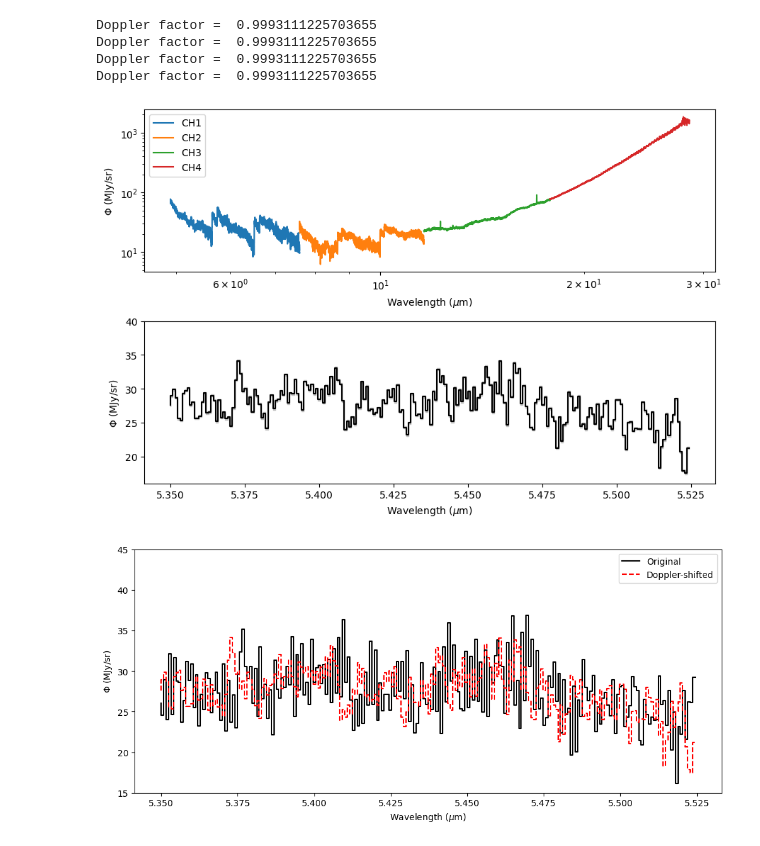
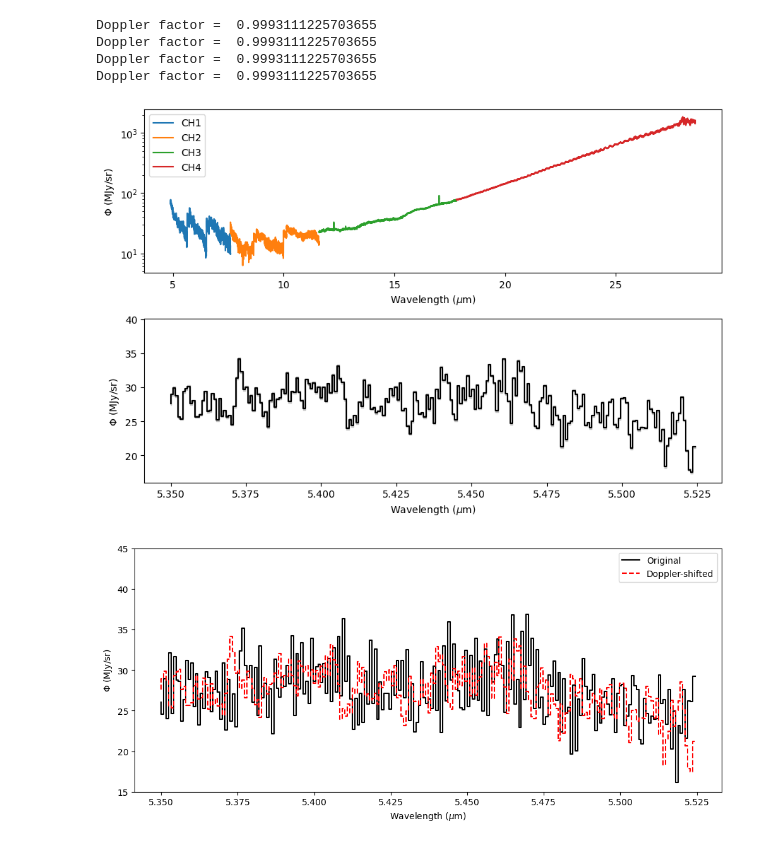
Before and after one commit to Timwong313/axionJWST_2024, a Jupyter notebook: TCha_analysis/TCha_dataAn.ipynb, the cells around one changed output. Cells and saved outputs as stored; diff of their text form; code cells hidden in the pictures.

```diff
--- a/TCha_analysis/TCha_dataAn.ipynb
+++ b/TCha_analysis/TCha_dataAn.ipynb
@@ -227,28 +227,28 @@ errorCut_c = bkgdErr_ch1_c[p1:p2]
 # %%
 #plot
 plt.figure(figsize=(9,6))
 plt.subplot(211)
 plt.step(wvl_ch1_ct,flux_ch1_ct)
 plt.step(wvl_ch2_ct,flux_ch2_ct)
 plt.step(wvl_ch3_ct,flux_ch3_ct)
 plt.step(wvl_ch4_ct,flux_ch4_ct)
-plt.xscale('log')
+#plt.xscale('log')
 plt.yscale('log')
 plt.legend(('CH1','CH2','CH3','CH4'))
 plt.xlabel("Wavelength ($\\mu$m)")
 plt.ylabel("$\\Phi$ (MJy/sr)")
 
 plt.subplot(212)
 plt.step(wvlCut_c,fluxCut_c,'black')
 plt.fill_between(wvlCut_c,fluxCut_c+errorCut_c,fluxCut_c-errorCut_c,step="pre",color='silver')
 plt.xlabel("Wavelength ($\\mu$m)")
 plt.ylabel("$\\Phi$ (MJy/sr)")
 plt.ylim(16,40)
 plt.tight_layout(pad=0.9)
 #plt.savefig("TCha_spectrum.pdf")
 plt.show()
 # %% [output]
-[figure, old version]
+[figure, new version]
 # %%
 #Comparison
 plt.figure(figsize=(12,5))
```
Also changed, not shown: parts of 24 cells of this notebook.
